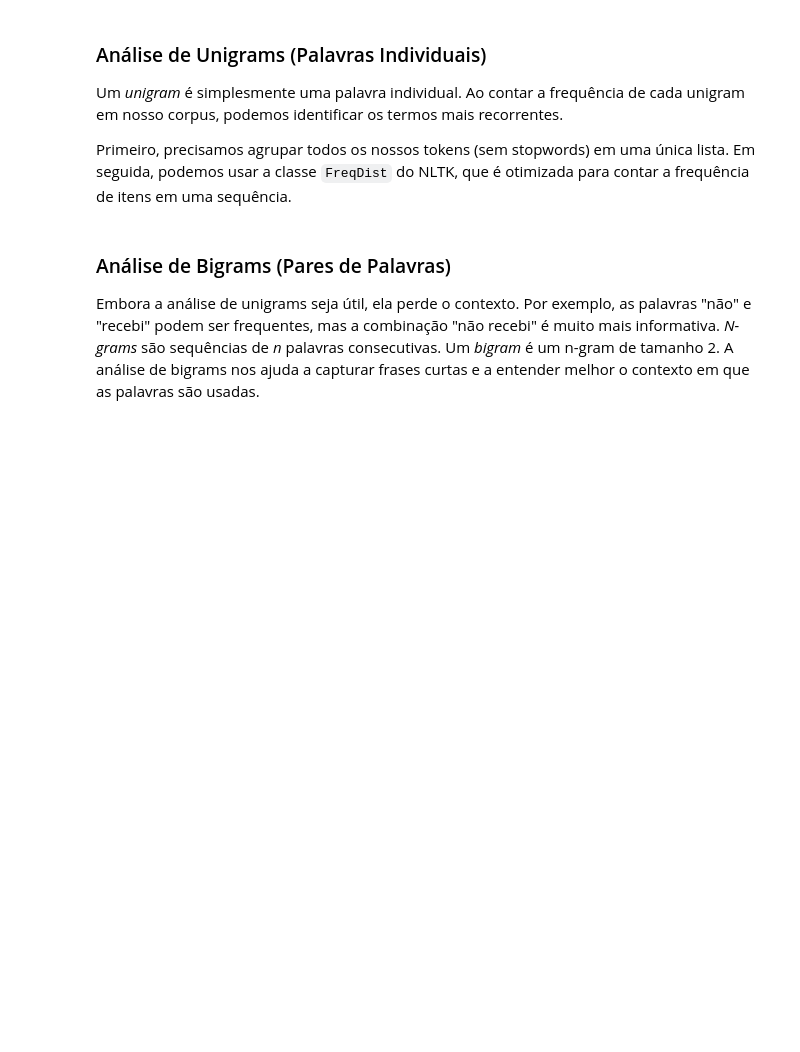
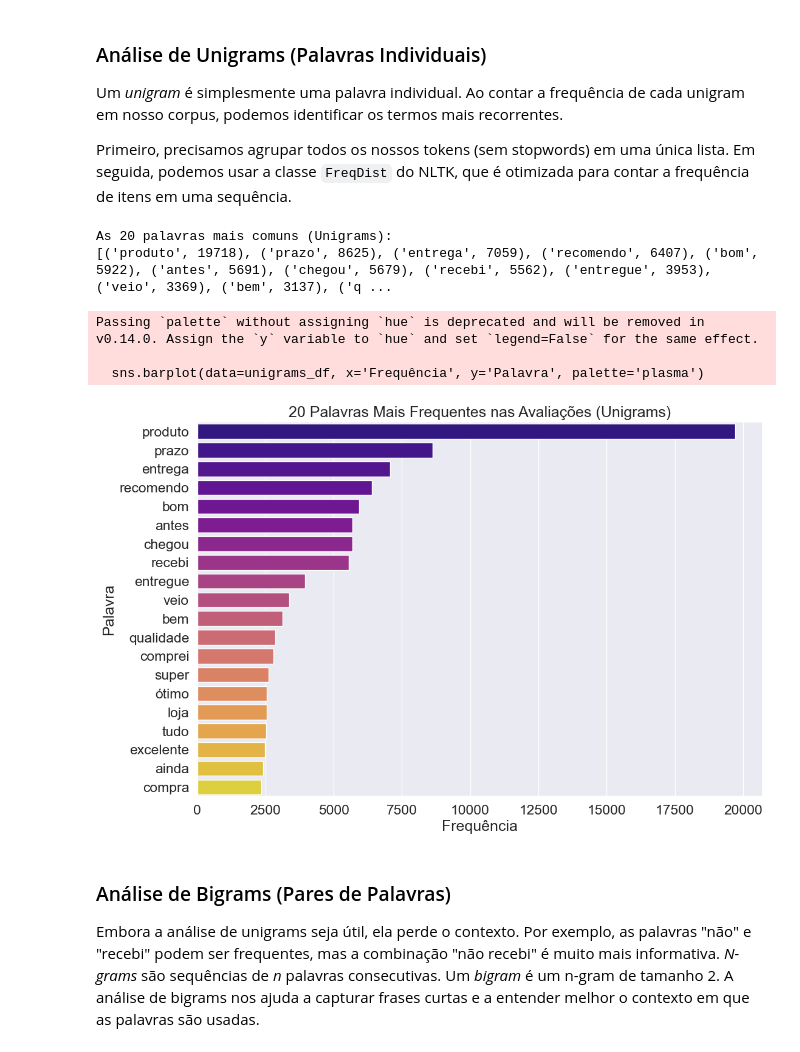
Before and after one commit to MVP-Willian/Ci-ncia_de_dados, a Jupyter notebook: Ciências de Dados/Notebooks/08 - EDA com texto.ipynb, the cells around one changed output. Cells and saved outputs as stored; diff of their text form; code cells hidden in the pictures; blank space fills up the shorter version.

```diff
--- a/Ciências de Dados/Notebooks/08 - EDA com texto.ipynb
+++ b/Ciências de Dados/Notebooks/08 - EDA com texto.ipynb
@@ -60,7 +60,7 @@ A biblioteca `nltk` (Natural Language Toolkit) é o pilar de nossas operações
 Com o ambiente configurado, o próximo passo é carregar o arquivo que contém as avaliações dos clientes, `olist_order_reviews_dataset.csv`, e realizar uma inspeção inicial para entender sua estrutura e qualidade.
 # %%
 # Carregando o dataset de avaliações
-reviews_df = pd.read_csv('./data/olist_order_reviews_dataset.csv')
+reviews_df = pd.read_csv('../data/olist_order_reviews_dataset.csv')
 
 # Exibindo as primeiras linhas do DataFrame
 print("Amostra dos dados:")
@@ -245,6 +245,9 @@ Tokenização é o processo de segmentar uma sequência de texto em unidades men
 # Aplicando a tokenização na coluna de texto limpo
 # O resultado será uma nova coluna onde cada linha contém uma lista de tokens (palavras)
 reviews_df['tokens'] = reviews_df['clean_text'].apply(word_tokenize)
+reviews_df['tokens_5'] = reviews_df[reviews_df['review_score'] == 5]['tokens']
+reviews_df['tokens_1'] = reviews_df[reviews_df['review_score'] == 1]['tokens']
+
 
 # Exibindo a nova coluna de tokens
 print("Amostra da coluna de tokens:")
@@ -273,6 +276,8 @@ def remove_stopwords_func(tokens):
 
 # Aplicando a função para criar uma nova coluna com tokens limpos (sem stopwords)
 reviews_df['tokens_no_stop'] = reviews_df['tokens'].apply(remove_stopwords_func)
+reviews_df['tokens_no_stop_5'] = reviews_df[reviews_df['review_score'] == 5]['tokens_no_stop']
+reviews_df['tokens_no_stop_1'] = reviews_df[reviews_df['review_score'] == 1]['tokens_no_stop']
 
 # Exibindo o resultado da remoção de stopwords
 print("Comparação de Tokens com e sem Stopwords:")
@@ -299,25 +312,32 @@ Um *unigram* é simplesmente uma palavra individual. Ao contar a frequência de
 Primeiro, precisamos agrupar todos os nossos tokens (sem stopwords) em uma única lista. Em seguida, podemos usar a classe `FreqDist` do NLTK, que é otimizada para contar a frequência de itens em uma sequência.
 # %%
 # Criando uma lista única com todos os tokens (sem stopwords)
-all_tokens = [token for sublist in reviews_df['tokens_no_stop'] for token in sublist]
+all_tokens = [token for sublist in reviews_df[to]['tokens_no_stop'] for token in sublist]
 
 # Calculando a frequência de cada token
 freq_dist = FreqDist(all_tokens)
 
 # Exibindo as 20 palavras mais comuns
 print("As 20 palavras mais comuns (Unigrams):")
 print(freq_dist.most_common(20))
 
 # Convertendo a distribuição de frequência para um DataFrame para facilitar a visualização
 unigrams_df = pd.DataFrame(freq_dist.most_common(20), columns=['Palavra', 'Frequência'])
 
 # Visualização 2: Gráfico de barras das palavras mais comuns
 plt.figure(figsize=(12, 8))
 sns.barplot(data=unigrams_df, x='Frequência', y='Palavra', palette='plasma')
 plt.title('20 Palavras Mais Frequentes nas Avaliações (Unigrams)')
 plt.xlabel('Frequência')
 plt.ylabel('Palavra')
 plt.show()
+# %% [output]
+As 20 palavras mais comuns (Unigrams):
+[('produto', 19718), ('prazo', 8625), ('entrega', 7059), ('recomendo', 6407), ('bom', 5922), ('antes', 5691), ('chegou', 5679), ('recebi', 5562), ('entregue', 3953), ('veio', 3369), ('bem', 3137), ('q ...
+Passing `palette` without assigning `hue` is deprecated and will be removed in v0.14.0. Assign the `y` variable to `hue` and set `legend=False` for the same effect.
+
+  sns.barplot(data=unigrams_df, x='Frequência', y='Palavra', palette='plasma')
+[figure, added]
 # %% [markdown]
 ### Análise de Bigrams (Pares de Palavras)
 
```
Also changed, not shown: parts of 4 cells of this notebook.
